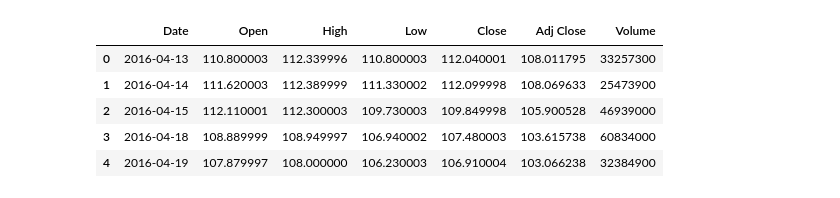
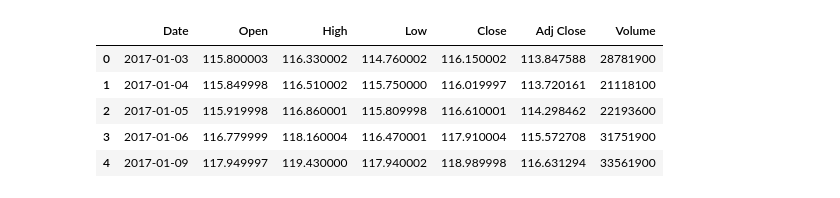
Before and after one commit to tab46339/Data-Science-Project, a Jupyter notebook: Parabolic+SAR.ipynb, the cells around one changed output. Saved outputs shown, nothing was run; the diff lists cells and outputs as text; code cells hidden in the pictures.

```diff
--- a/Parabolic+SAR.ipynb
+++ b/Parabolic+SAR.ipynb
@@ -6,17 +6,17 @@ import matplotlib.pyplot as plt
 # %%
 #loading the dataset of .csv file
 
-target_data = "../../dataset/AAPL.csv"
+target_data = "../AAPL.csv"
 apple_stock = pd.read_csv(target_data, parse_dates = True)
 apple_stock.Date = pd.to_datetime(apple_stock.Date)
 apple_stock.head()
 # %% [output]
 |  | Date | Open | High | Low | Close | Adj Close | Volume |
-| 0 | 2016-04-13 | 110.800003 | 112.339996 | 110.800003 | 112.040001 | 108.011795 | 33257300 |
-| 1 | 2016-04-14 | 111.620003 | 112.389999 | 111.330002 | 112.099998 | 108.069633 | 25473900 |
-| 2 | 2016-04-15 | 112.110001 | 112.300003 | 109.730003 | 109.849998 | 105.900528 | 46939000 |
-| 3 | 2016-04-18 | 108.889999 | 108.949997 | 106.940002 | 107.480003 | 103.615738 | 60834000 |
-| 4 | 2016-04-19 | 107.879997 | 108.000000 | 106.230003 | 106.910004 | 103.066238 | 32384900 |
+| 0 | 2017-01-03 | 115.800003 | 116.330002 | 114.760002 | 116.150002 | 113.847588 | 28781900 |
+| 1 | 2017-01-04 | 115.849998 | 116.510002 | 115.750000 | 116.019997 | 113.720161 | 21118100 |
+| 2 | 2017-01-05 | 115.919998 | 116.860001 | 115.809998 | 116.610001 | 114.298462 | 22193600 |
+| 3 | 2017-01-06 | 116.779999 | 118.160004 | 116.470001 | 117.910004 | 115.572708 | 31751900 |
+| 4 | 2017-01-09 | 117.949997 | 119.430000 | 117.940002 | 118.989998 | 116.631294 | 33561900 |
 # %%
 apple_stock.info()
 plt.figure(figsize=(30,10))
```
Also changed, not shown: parts of 7 cells of this notebook.
